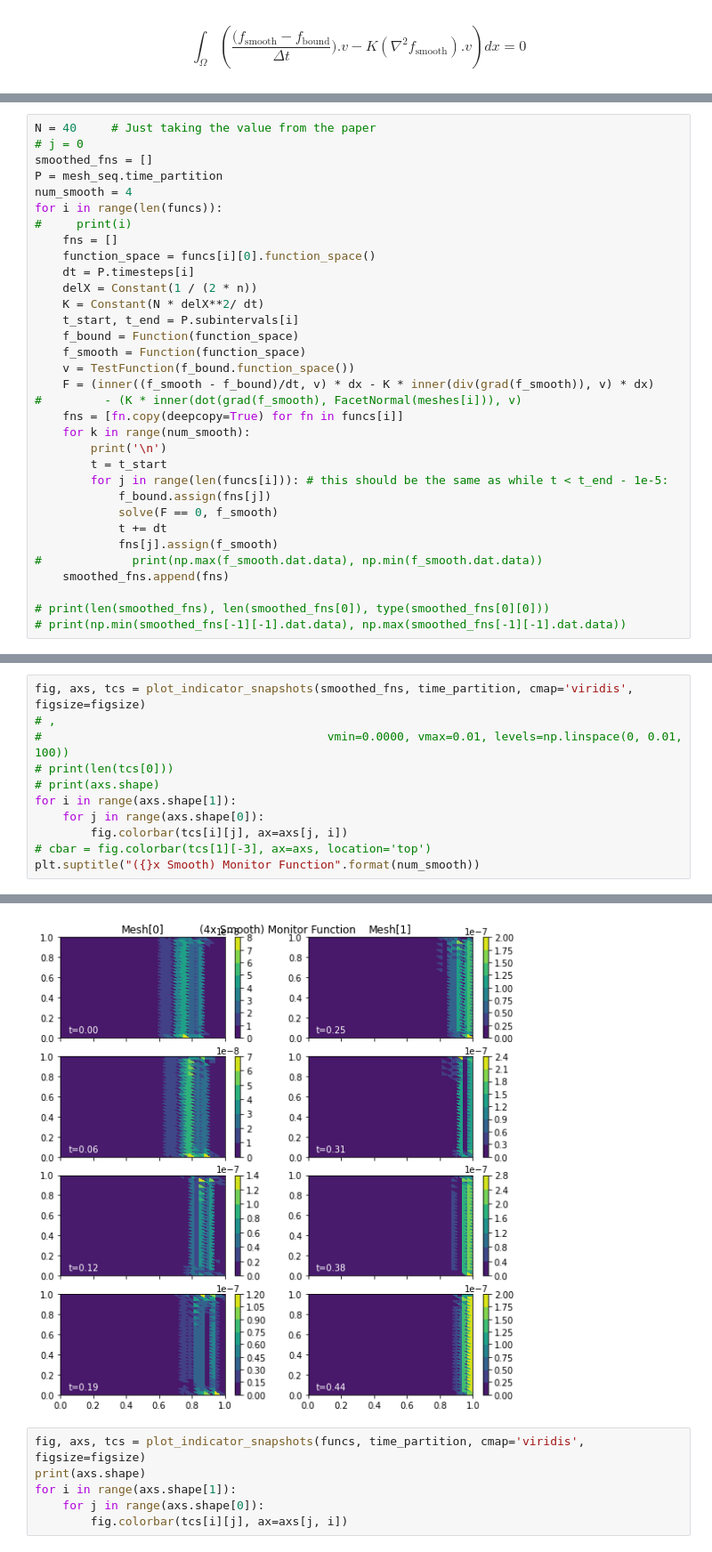
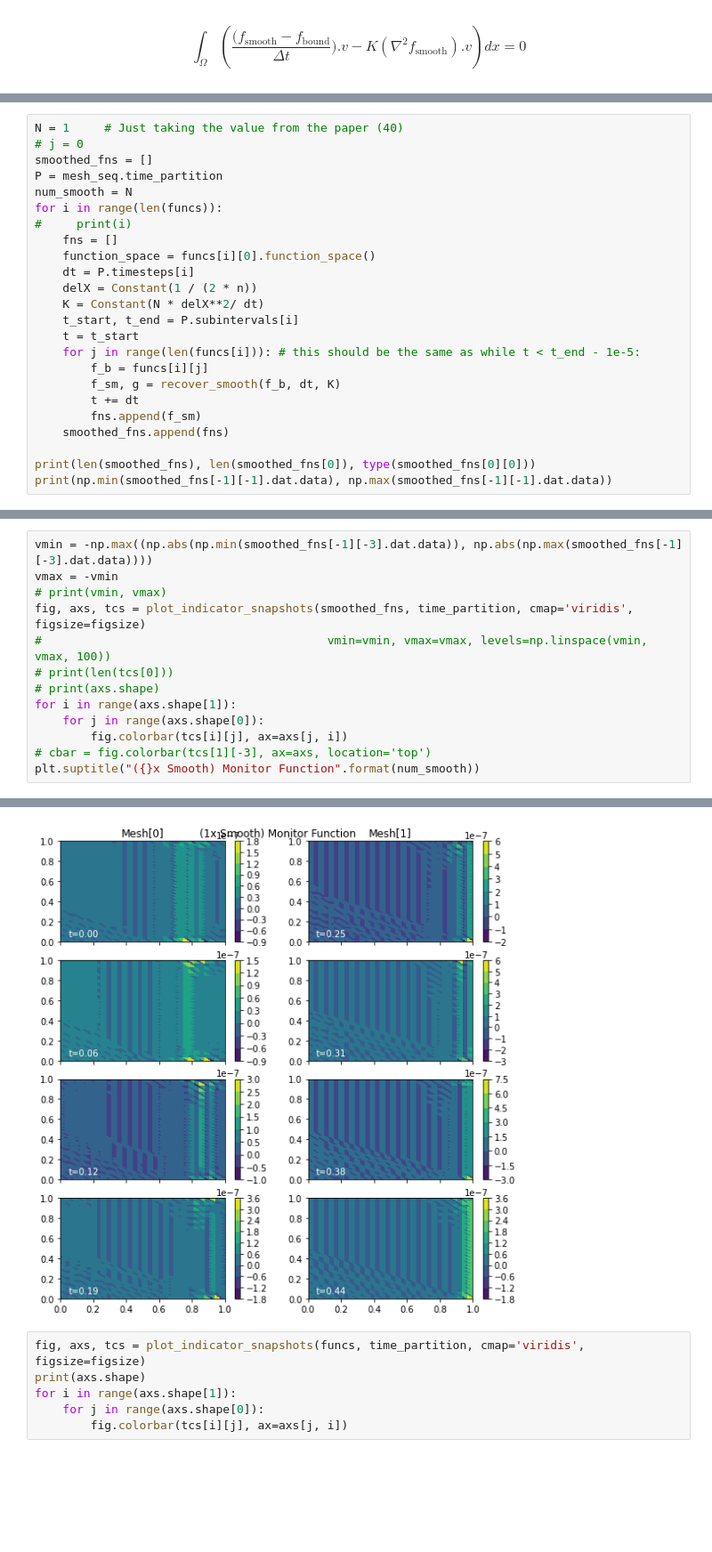
Before and after one commit to acse-akm121/oceans_goma, a Jupyter notebook: goma/src/GoalOrientedExample.ipynb, the cells around one changed output, grey strips where cells are left out. Shown at 89% size. Drawn from its saved outputs; the diff is of its cells as text; blank space fills up the shorter version.

Commit message:
Different approach to smoothing

```diff
--- a/goma/src/GoalOrientedExample.ipynb
+++ b/goma/src/GoalOrientedExample.ipynb
@@ -550,9 +609,9 @@ $$
 # %%
-N = 40     # Just taking the value from the paper
+N = 1     # Just taking the value from the paper (40)
 # j = 0
 smoothed_fns = []
 P = mesh_seq.time_partition
-num_smooth = 4
+num_smooth = N
 for i in range(len(funcs)):
 #     print(i)
     fns = []
@@ -561,23 +620,14 @@ for i in range(len(funcs)):
     delX = Constant(1 / (2 * n))
     K = Constant(N * delX**2/ dt)
     t_start, t_end = P.subintervals[i]
-    f_bound = Function(function_space)
-    f_smooth = Function(function_space)
-    v = TestFunction(f_bound.function_space())
-    F = (inner((f_smooth - f_bound)/dt, v) * dx - K * inner(div(grad(f_smooth)), v) * dx)
-#         - (K * inner(dot(grad(f_smooth), FacetNormal(meshes[i])), v)
-    fns = [fn.copy(deepcopy=True) for fn in funcs[i]]
-    for k in range(num_smooth):
-        print('\n')
-        t = t_start
-        for j in range(len(funcs[i])): # this should be the same as while t < t_end - 1e-5:
-            f_bound.assign(fns[j])
-            solve(F == 0, f_smooth)
-            t += dt
-            fns[j].assign(f_smooth)
-#             print(np.max(f_smooth.dat.data), np.min(f_smooth.dat.data))
+    t = t_start
+    for j in range(len(funcs[i])): # this should be the same as while t < t_end - 1e-5:
+        f_b = funcs[i][j]
+        f_sm, g = recover_smooth(f_b, dt, K)
+        t += dt
+        fns.append(f_sm)
     smoothed_fns.append(fns)
 
-# print(len(smoothed_fns), len(smoothed_fns[0]), type(smoothed_fns[0][0]))
-# print(np.min(smoothed_fns[-1][-1].dat.data), np.max(smoothed_fns[-1][-1].dat.data))
+print(len(smoothed_fns), len(smoothed_fns[0]), type(smoothed_fns[0][0]))
+print(np.min(smoothed_fns[-1][-1].dat.data), np.max(smoothed_fns[-1][-1].dat.data))
 # %% [output]
@@ -586,7 +636,9 @@ UFLException: This integral is missing an integration domain.
 # %%
+vmin = -np.max((np.abs(np.min(smoothed_fns[-1][-3].dat.data)), np.abs(np.max(smoothed_fns[-1][-3].dat.data))))
+vmax = -vmin
+# print(vmin, vmax)
 fig, axs, tcs = plot_indicator_snapshots(smoothed_fns, time_partition, cmap='viridis', figsize=figsize)
-# ,
-#                                         vmin=0.0000, vmax=0.01, levels=np.linspace(0, 0.01, 100))
+#                                         vmin=vmin, vmax=vmax, levels=np.linspace(vmin, vmax, 100))
 # print(len(tcs[0]))
 # print(axs.shape)
 for i in range(axs.shape[1]):
@@ -599,4 +651,4 @@ Text(0.5, 0.98, '(4x Smooth) Monitor Function')
-[figure, old version]
+[figure, new version]
 # %%
 fig, axs, tcs = plot_indicator_snapshots(funcs, time_partition, cmap='viridis', figsize=figsize)
 print(axs.shape)
```
Also changed, not shown: parts of 4 cells of this notebook.
